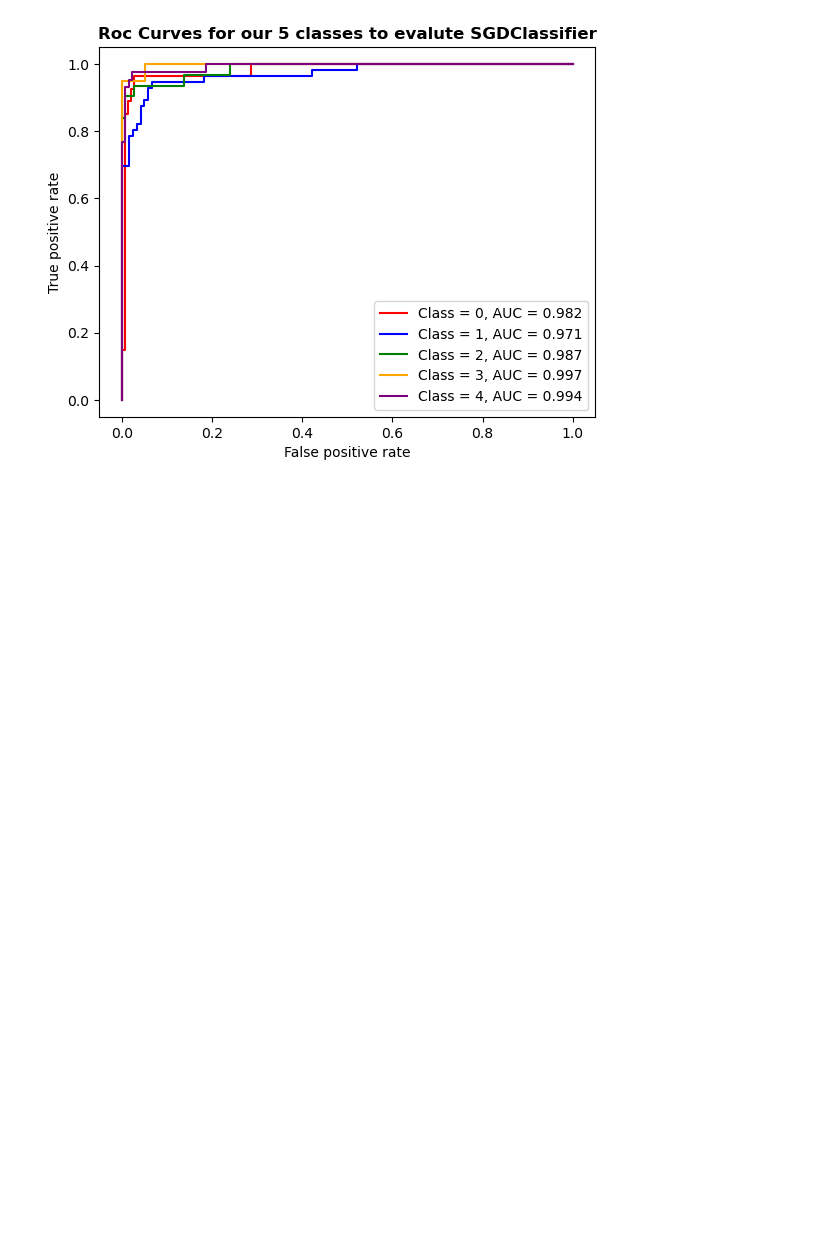
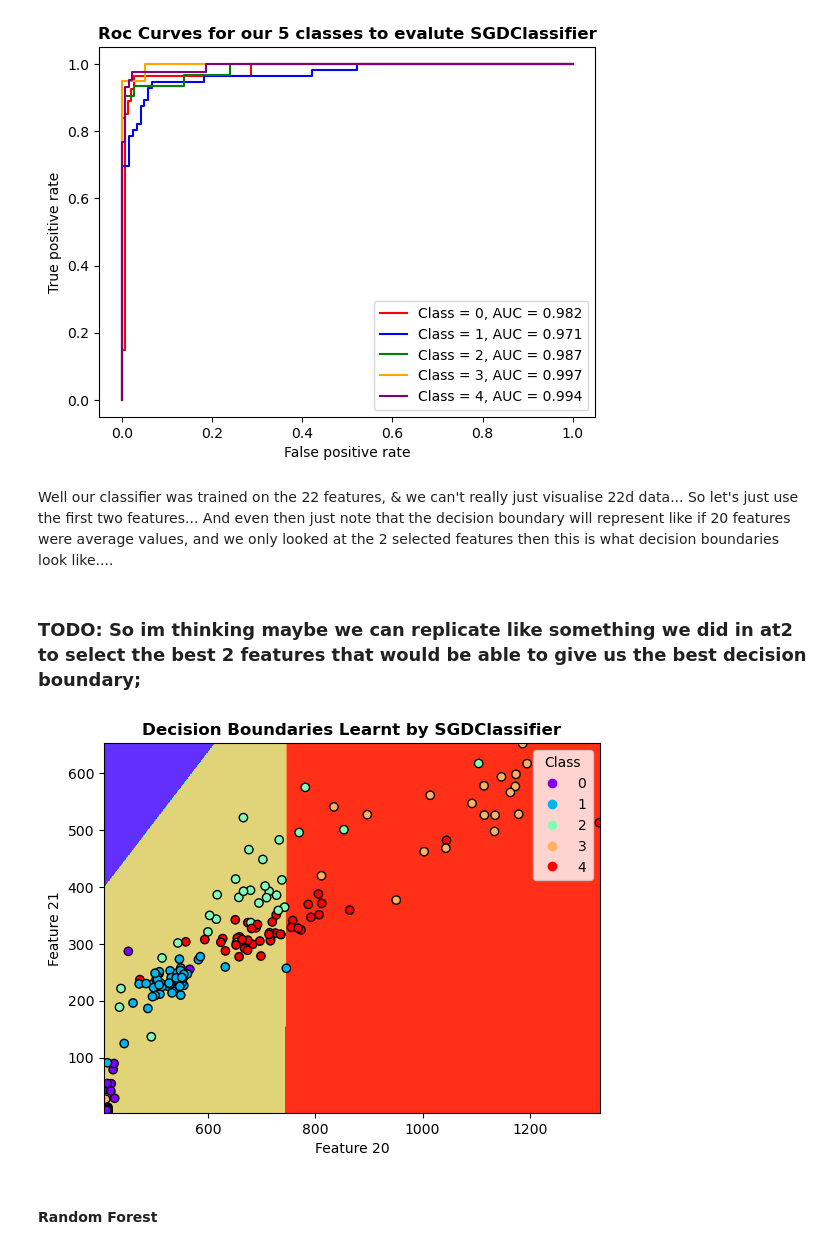
Before and after one commit to AKuinkel/cosc102-at3, a Jupyter notebook: ml_approaches_for_activity_classification.ipynb, the cells around one changed output. Cells and saved outputs as stored; diff of their text form; code cells hidden in the pictures; blank space fills up the shorter version.

Commit message:
some progress on visualisations + start on 2nd algo

```diff
--- a/ml_approaches_for_activity_classification.ipynb
+++ b/ml_approaches_for_activity_classification.ipynb
@@ -667,3 +667,49 @@ plt.title("Roc Curves for our 5 classes to evalute SGDClassifier",fontweight="bo
 # %% [output]
 Text(0.5, 1.0, 'Roc Curves for our 5 classes to evalute SGDClassifier')
 [figure]
+# %% [markdown]
+Well our classifier was trained on the 22 features, & we can't really just visualise 22d data... So let's just use the first two features... And even then just note that the decision boundary will represent like if 20 features were average values, and we only looked at the 2 selected features then this is what decision boundaries look like....
+# %% [markdown]
+### TODO: So im thinking maybe we can replicate like something we did in at2 to select the best 2 features that would be able to give us the best decision boundary;
+# %%
+# note that our X_test etc. is a python list, so we can't do like X_test.min() because we'll get an err
+# so we need to convert to np array first:
+X_test = np.array(X_test)
+X_train = np.array(X_train)
+y_test = np.array(y_test)
+y_train = np.array(y_train)
+
+x_feature = 20
+y_feature = 21
+
+x_min, x_max = X_test[:,x_feature].min() - 1, X_test[:,x_feature].max() + 1
+y_min, y_max = X_test[:,y_feature].min() - 1, X_test[:,y_feature].max() + 1
+
+xx,yy = np.meshgrid(np.linspace(x_min,x_max,500),np.linspace(y_min,y_max,500))
+
+# creating 22 feature vector for all points in grid.... we first just start by setting every feature to its mean val:
+grid_points = np.tile(X_train.mean(axis=0), (xx.ravel().shape[0],1))
+
+grid_points[:,x_feature] = xx.ravel()
+grid_points[:,y_feature] = yy.ravel()
+
+grid_predictions = sgd_clf.predict(grid_points)
+
+grid_predictions = grid_predictions.reshape(xx.shape)
+
+fig,ax = plt.subplots()
+
+ax.contourf(xx,yy,grid_predictions,cmap="rainbow")
+
+scatter_points = ax.scatter(X_test[:,x_feature],X_test[:,y_feature],c=y_test,cmap="rainbow",edgecolor="black")
+ax.legend(*scatter_points.legend_elements(),title="Class")
+
+ax.set_xlabel(f"Feature {x_feature}")
+ax.set_ylabel(f"Feature {y_feature}")
+
+ax.set_title("Decision Boundaries Learnt by SGDClassifier", fontweight="bold")
+plt.show()
+# %% [output]
+[figure, added]
+# %% [markdown]
+#### Random Forest
```
Also changed, not shown: parts of 4 cells of this notebook.
